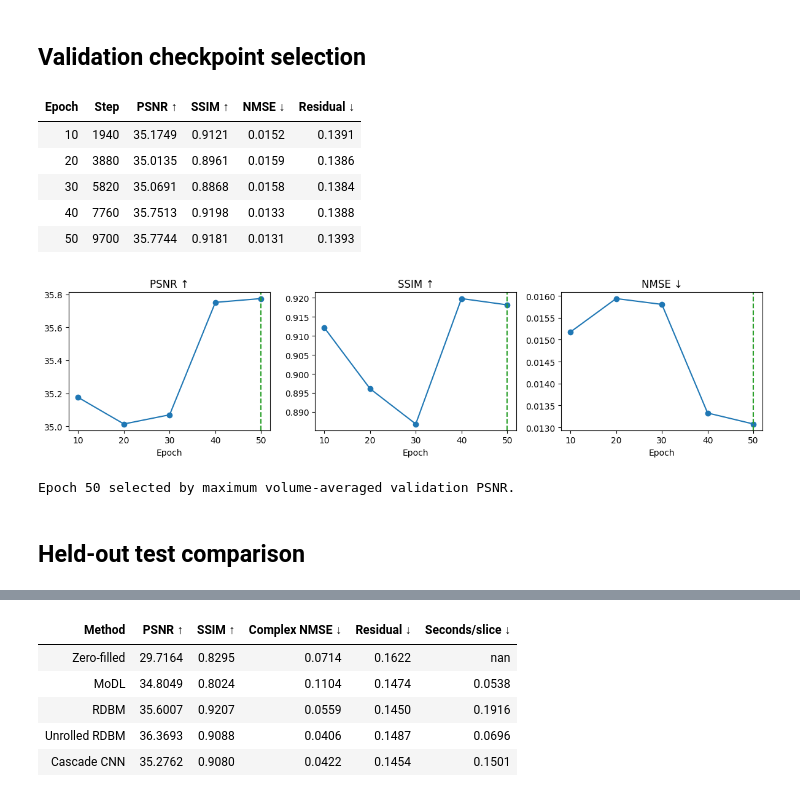
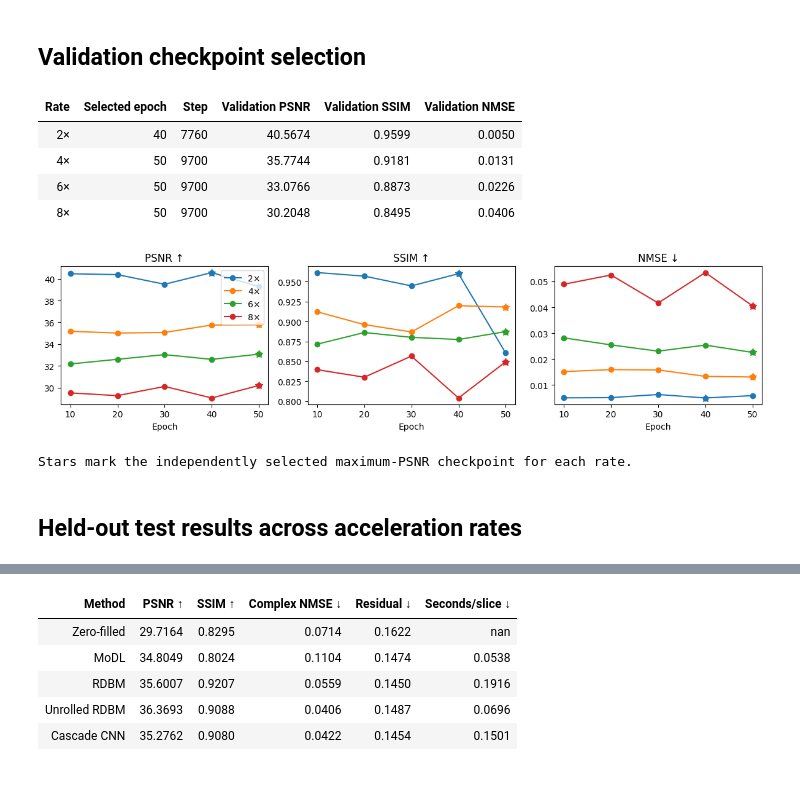
Before and after one commit to daviddagyei/yang-lab, a Jupyter notebook: notebooks/cascade_cnn_results.ipynb, the cells around one changed output, grey strips where cells are left out. Cells and saved outputs as stored; diff of their text form; code cells hidden in the pictures.

```diff
--- a/notebooks/cascade_cnn_results.ipynb
+++ b/notebooks/cascade_cnn_results.ipynb
@@ -21,8 +22,9 @@ import numpy as np
 from IPython.display import HTML, Image, display
 
 ROOT = Path.cwd().parent if Path.cwd().name == 'notebooks' else Path.cwd()
-RUN = Path('/data/david_agyei/nyu-dataset/derived/multicoil_cascade_cnn_4x')
-EVAL = RUN / 'evaluation'
+RATES = (2, 4, 6, 8)
+RUNS = {rate: Path(f'/data/david_agyei/nyu-dataset/derived/multicoil_cascade_cnn_{rate}x')
+        for rate in RATES}
 
 def read_json(path): return json.loads(Path(path).read_text())
 def show_table(rows, columns, precision=4, bold_best=None):
@@ -40,14 +42,17 @@ def show_table(rows, columns, precision=4, bold_best=None):
     body = ''.join('<tr>' + ''.join(cell(row, key) for key, label in columns) + '</tr>' for row in rows)
     display(HTML(f'<table><thead><tr>{header}</tr></thead><tbody>{body}</tbody></table>'))
 
-selection = read_json(EVAL / 'best_validation_checkpoint.json')
-step = selection['checkpoint_step']
-test_dir = EVAL / 'test' / f'step-{step:07d}'
-test = read_json(test_dir / 'summary.json')
-test_slices = [json.loads(line) for line in (test_dir/'slice_metrics.jsonl').read_text().splitlines() if line]
+selections = {rate: read_json(RUNS[rate]/'evaluation/best_validation_checkpoint.json')
+              for rate in RATES}
+test_dirs = {rate: RUNS[rate]/'evaluation/test'/f"step-{selections[rate]['checkpoint_step']:07d}"
+             for rate in RATES}
+tests = {rate: read_json(test_dirs[rate]/'summary.json') for rate in RATES}
+selection, test_dir, test = selections[4], test_dirs[4], tests[4]
 rdbm = read_json(Path('/data/david_agyei/nyu-dataset/derived/rdbm_full_bf16/evaluation/test/step-0094900/summary.json'))
 unrolled = read_json(Path('/data/david_agyei/nyu-dataset/derived/unrolled_rdbm_4x_scratch/evaluation/test/step-0037960/summary.json'))
 modl = read_json(Path('/data/david_agyei/nyu-dataset/derived/modl_4x_fp32/evaluation/test/step-0037960/summary.json'))
 progression = read_json(ROOT/'results/cascade_cnn_evaluation/qualitative/cascade_progression.json')
-print(f"Selected epoch {selection['completed_epochs']}, step {step:,}")
+print('Selected checkpoints: ' + ', '.join(
+    f"{rate}× epoch {selections[rate]['completed_epochs']} (step {selections[rate]['checkpoint_step']:,})"
+    for rate in RATES))
 # %% [output]
@@ -55,27 +95,32 @@ Selected epoch 50, step 9,700
 # %% [markdown]
 ## Validation checkpoint selection
 # %%
-validation = [{'Epoch': row['completed_epochs'], 'Step': row['checkpoint_step'],
-               'PSNR ↑': row['cascade_cnn']['psnr'], 'SSIM ↑': row['cascade_cnn']['ssim'],
-               'NMSE ↓': row['cascade_cnn']['nmse'], 'Residual ↓': row['cascade_cnn']['measurement_residual']}
-              for row in selection['candidates']]
-show_table(validation, [(key, key) for key in validation[0]],
-           bold_best={'PSNR ↑':'max', 'SSIM ↑':'max', 'NMSE ↓':'min', 'Residual ↓':'min'})
+selected = [{'Rate': f'{rate}×', 'Selected epoch': selections[rate]['completed_epochs'],
+             'Step': selections[rate]['checkpoint_step'],
+             'Validation PSNR': selections[rate]['validation_metrics']['psnr'],
+             'Validation SSIM': selections[rate]['validation_metrics']['ssim'],
+             'Validation NMSE': selections[rate]['validation_metrics']['nmse']}
+            for rate in RATES]
+show_table(selected, [(key, key) for key in selected[0]])
 fig, axes = plt.subplots(1, 3, figsize=(12, 3.2))
-for axis, metric in zip(axes, ['PSNR ↑', 'SSIM ↑', 'NMSE ↓']):
-    axis.plot([row['Epoch'] for row in validation], [row[metric] for row in validation], marker='o')
-    axis.axvline(selection['completed_epochs'], color='tab:green', linestyle='--')
-    axis.set(xlabel='Epoch', title=metric)
+for rate in RATES:
+    candidates = selections[rate]['candidates']
+    for axis, key, title in zip(axes, ['psnr', 'ssim', 'nmse'], ['PSNR ↑', 'SSIM ↑', 'NMSE ↓']):
+        axis.plot([row['completed_epochs'] for row in candidates],
+                  [row['cascade_cnn'][key] for row in candidates], marker='o', label=f'{rate}×')
+        axis.scatter([selections[rate]['completed_epochs']],
+                     [selections[rate]['validation_metrics'][key]], marker='*', s=80)
+        axis.set(xlabel='Epoch', title=title)
+axes[0].legend()
 plt.tight_layout(); plt.show()
-print(f"Epoch {selection['completed_epochs']} selected by maximum volume-averaged validation PSNR.")
+print('Stars mark the independently selected maximum-PSNR checkpoint for each rate.')
 # %% [output]
-| Epoch | Step | PSNR ↑ | SSIM ↑ | NMSE ↓ | Residual ↓ |
-| 10 | 1940 | 35.1749 | 0.9121 | 0.0152 | 0.1391 |
-| 20 | 3880 | 35.0135 | 0.8961 | 0.0159 | 0.1386 |
-| 30 | 5820 | 35.0691 | 0.8868 | 0.0158 | 0.1384 |
-| 40 | 7760 | 35.7513 | 0.9198 | 0.0133 | 0.1388 |
-| 50 | 9700 | 35.7744 | 0.9181 | 0.0131 | 0.1393 |
+| Rate | Selected epoch | Step | Validation PSNR | Validation SSIM | Validation NMSE |
+| 2× | 40 | 7760 | 40.5674 | 0.9599 | 0.0050 |
+| 4× | 50 | 9700 | 35.7744 | 0.9181 | 0.0131 |
+| 6× | 50 | 9700 | 33.0766 | 0.8873 | 0.0226 |
+| 8× | 50 | 9700 | 30.2048 | 0.8495 | 0.0406 |
-[figure, old version]
+[figure, new version]
-Epoch 50 selected by maximum volume-averaged validation PSNR.
+Stars mark the independently selected maximum-PSNR checkpoint for each rate.
 # %% [markdown]
-## Held-out test comparison
+## Held-out test results across acceleration rates
```
Also changed, not shown: parts of 11 cells of this notebook, 44 other files.
